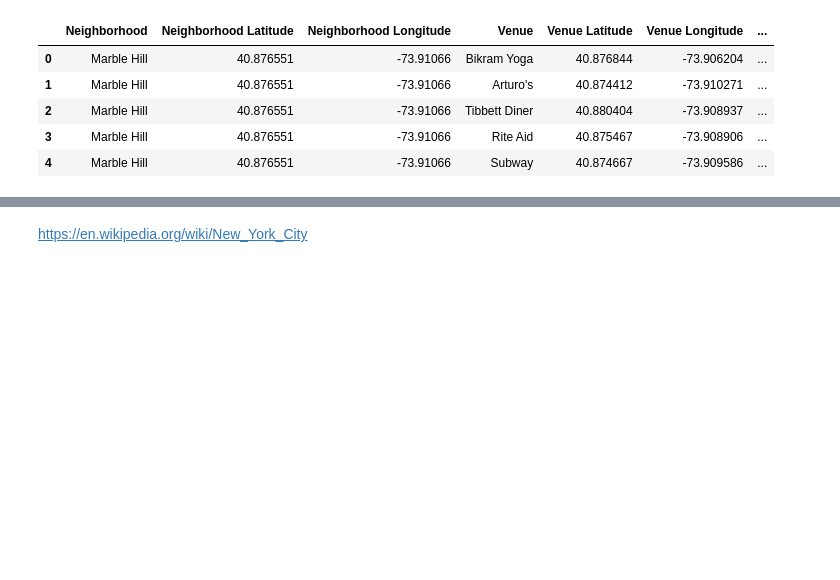
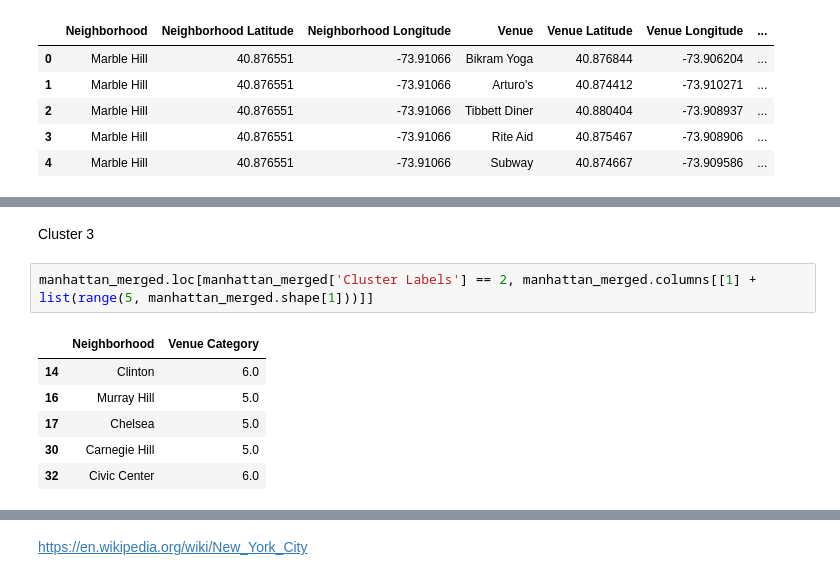
Before and after one commit to Gulnaz-18/Coursera_Capstone, a Jupyter notebook: Battle_of_Neighborhoods.ipynb, the cells around one changed output, grey strips where cells are left out. Cells and saved outputs as stored; diff of their text form; blank space fills up the shorter version.

```diff
--- a/Battle_of_Neighborhoods.ipynb
+++ b/Battle_of_Neighborhoods.ipynb
@@ -469,0 +531,11 @@ References
+# %% [markdown]
+Cluster 3
+# %%
+manhattan_merged.loc[manhattan_merged['Cluster Labels'] == 2, manhattan_merged.columns[[1] + list(range(5, manhattan_merged.shape[1]))]]
+# %% [output]
+|  | Neighborhood | Venue Category |
+| 14 | Clinton | 6.0 |
+| 16 | Murray Hill | 5.0 |
+| 17 | Chelsea | 5.0 |
+| 30 | Carnegie Hill | 5.0 |
+| 32 | Civic Center | 6.0 |
```
Also changed, not shown: parts of 53 cells of this notebook.
